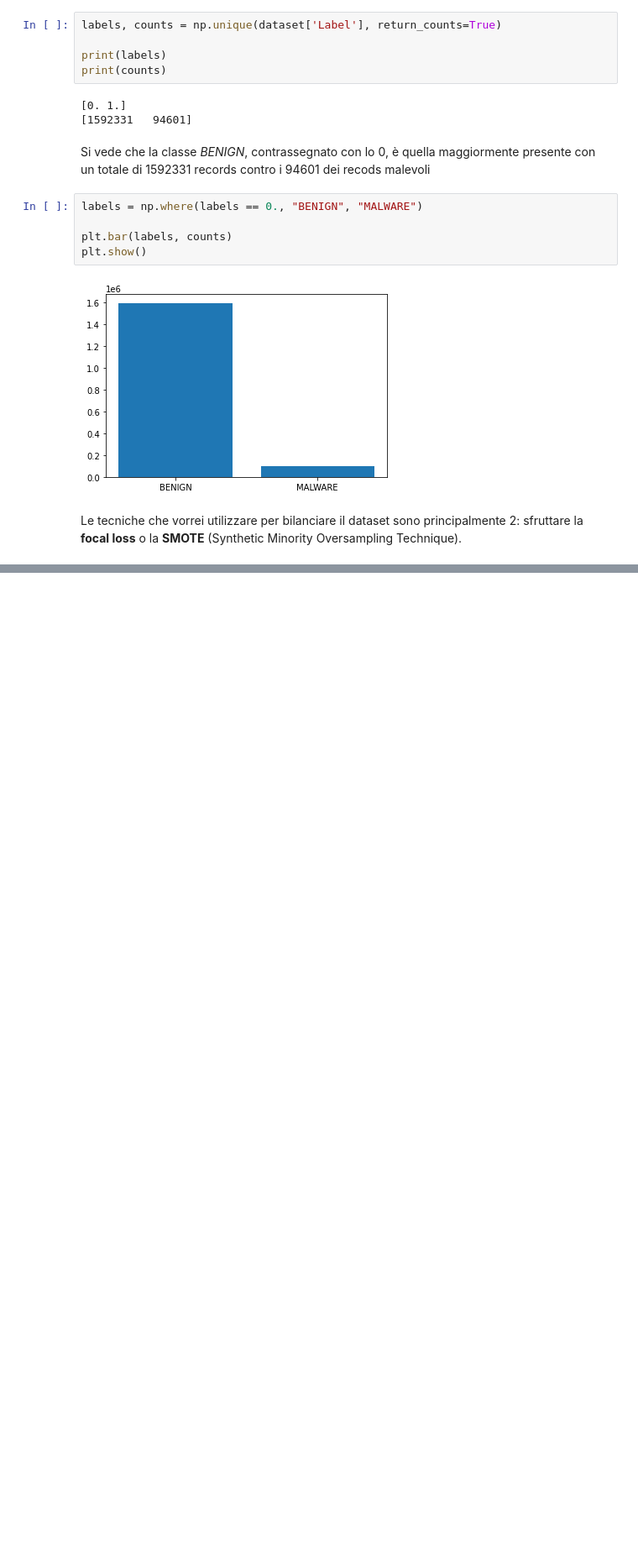
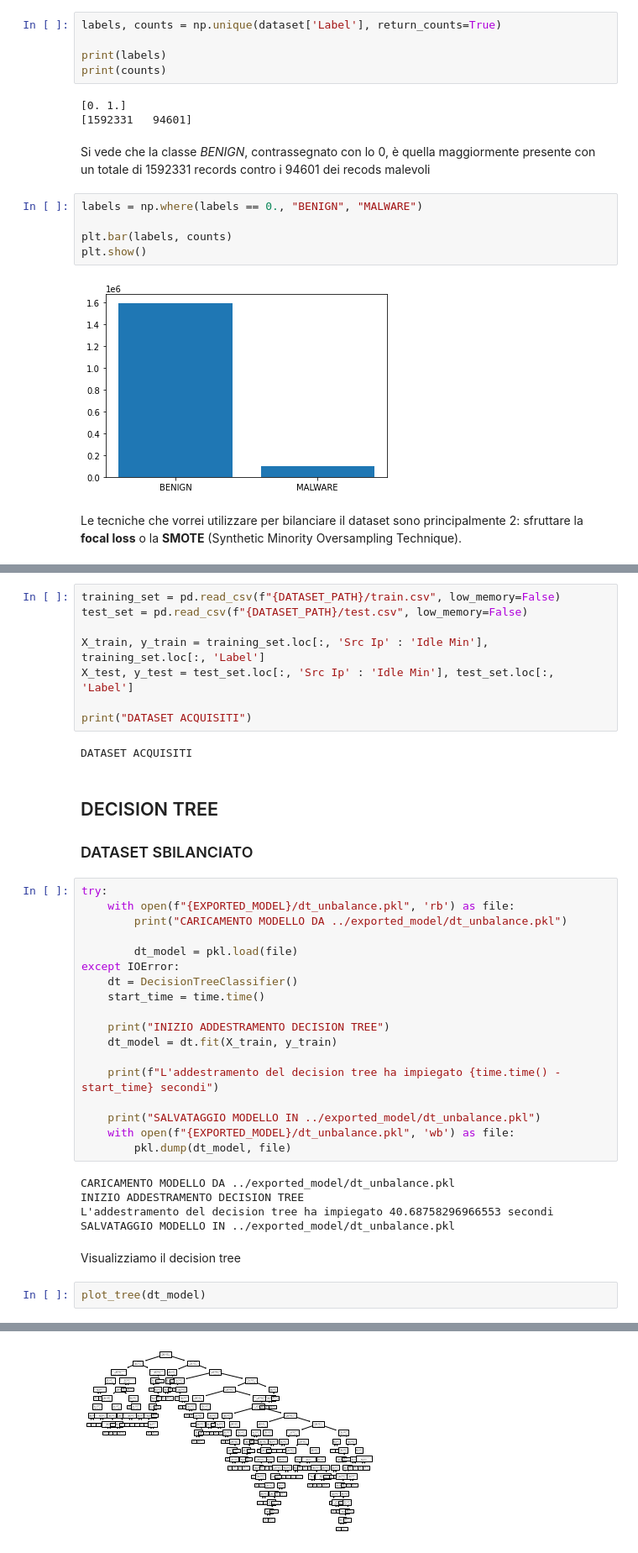
Before and after one commit to denisG99/ransomwareNetworkTrafficDetection, a Jupyter notebook: src/project.ipynb, the cells around one changed output, grey strips where cells are left out. Shown: that part at 84% size. Saved outputs shown, nothing was run; the diff lists cells and outputs as text; blank space fills up the shorter version.

Commit message:
Study of decision tree and random forest with unbalance dataset

```diff
--- a/src/project.ipynb
+++ b/src/project.ipynb
@@ -355,0 +400,42 @@ Le tecniche che vorrei utilizzare per bilanciare il dataset sono principalmente
+# %%
+training_set = pd.read_csv(f"{DATASET_PATH}/train.csv", low_memory=False)
+test_set = pd.read_csv(f"{DATASET_PATH}/test.csv", low_memory=False)
+
+X_train, y_train = training_set.loc[:, 'Src Ip' : 'Idle Min'], training_set.loc[:, 'Label']
+X_test, y_test = test_set.loc[:, 'Src Ip' : 'Idle Min'], test_set.loc[:, 'Label']
+
+print("DATASET ACQUISITI")
+# %% [output]
+DATASET ACQUISITI
+# %% [markdown]
+## DECISION TREE
+
+### DATASET SBILANCIATO
+# %%
+try:
+    with open(f"{EXPORTED_MODEL}/dt_unbalance.pkl", 'rb') as file:
+        print("CARICAMENTO MODELLO DA ../exported_model/dt_unbalance.pkl")
+
+        dt_model = pkl.load(file)
+except IOError:
+    dt = DecisionTreeClassifier()
+    start_time = time.time()
+
+    print("INIZIO ADDESTRAMENTO DECISION TREE")
+    dt_model = dt.fit(X_train, y_train)
+
+    print(f"L'addestramento del decision tree ha impiegato {time.time() - start_time} secondi")
+
+    print("SALVATAGGIO MODELLO IN ../exported_model/dt_unbalance.pkl")
+    with open(f"{EXPORTED_MODEL}/dt_unbalance.pkl", 'wb') as file:
+        pkl.dump(dt_model, file)
+# %% [output]
+CARICAMENTO MODELLO DA ../exported_model/dt_unbalance.pkl
+INIZIO ADDESTRAMENTO DECISION TREE
+L'addestramento del decision tree ha impiegato 40.68758296966553 secondi
+SALVATAGGIO MODELLO IN ../exported_model/dt_unbalance.pkl
+# %% [markdown]
+Visualizziamo il decision tree
+# %%
+plot_tree(dt_model)
+# %% [output]
@@ -356 +459,2 @@ Le tecniche che vorrei utilizzare per bilanciare il dataset sono principalmente
+[figure, added]
 # %% [markdown]
```
Also changed, not shown: parts of 27 cells of this notebook, 1 other file.
